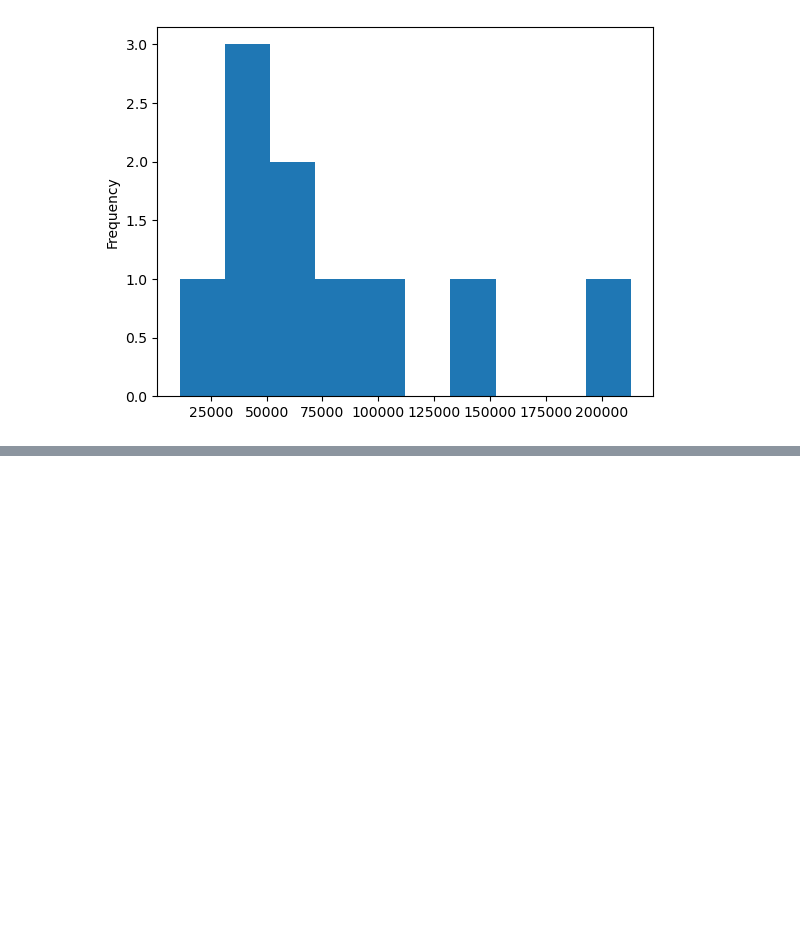
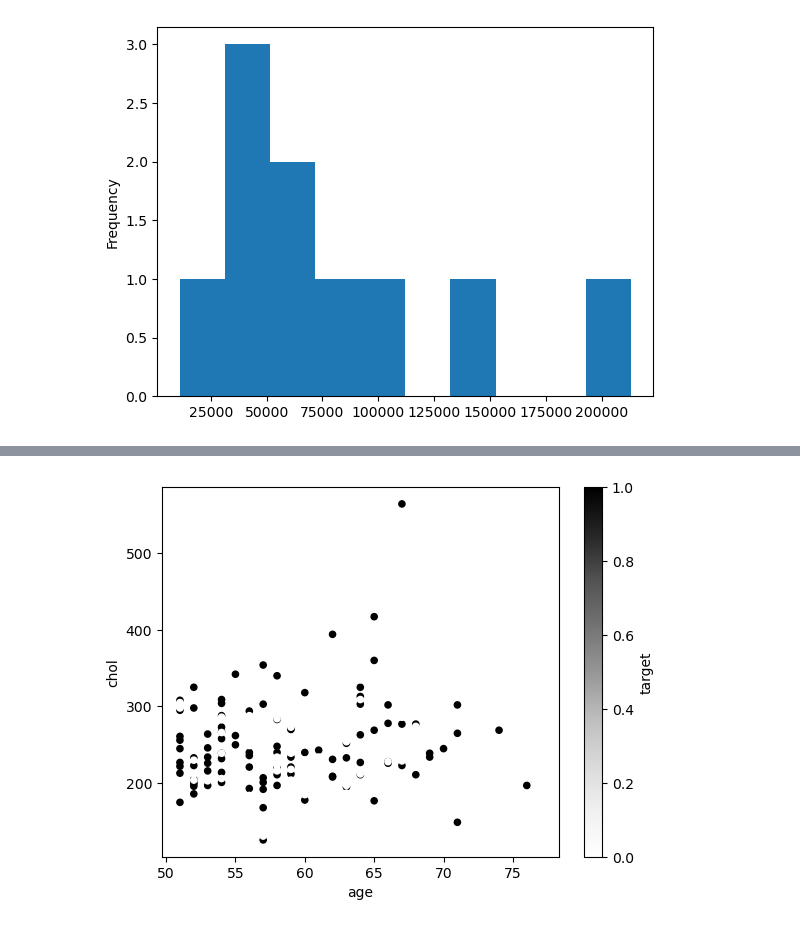
Before and after one commit to judgemongcal/ztm-machine-learning-course, a Jupyter notebook: intro-to-matplotlib.ipynb, the cells around one changed output, grey strips where cells are left out. Cells and saved outputs as stored; diff of their text form; code cells hidden in the pictures; blank space fills up the shorter version.

```diff
--- a/intro-to-matplotlib.ipynb
+++ b/intro-to-matplotlib.ipynb
@@ -330,0 +385,3 @@ car_sales["Odometer (KM)"].plot(kind="hist");
+# %%
+over_50 = heart_disease[heart_disease["age"] > 50]
+over_50.head()
@@ -330,0 +395,8 @@ car_sales["Odometer (KM)"].plot(kind="hist");
+# %%
+#Pyplot Method
+over_50.plot(kind="scatter",
+             x="age",
+             y="chol",
+             c="target");
+# %% [output]
+[figure, added]
```
Also changed, not shown: parts of 8 cells of this notebook.
